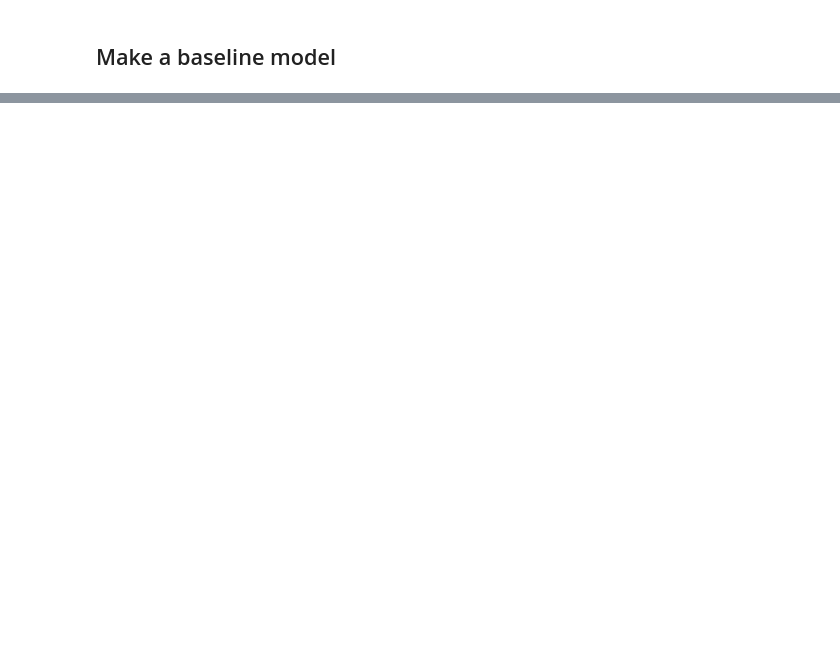
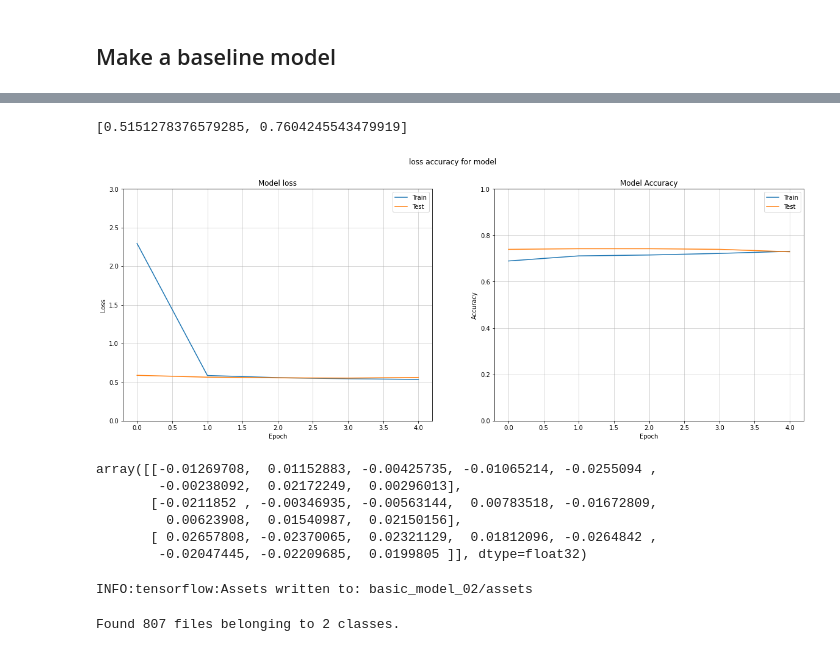
Before and after one commit to lingchin/lemon_project, a Jupyter notebook: notebooks/ETL_Ling.ipynb, the cells around one changed output, grey strips where cells are left out. Cells and saved outputs as stored; diff of their text form; code cells hidden in the pictures; blank space fills up the shorter version.

```diff
--- a/notebooks/ETL_Ling.ipynb
+++ b/notebooks/ETL_Ling.ipynb
@@ -211,0 +385,2 @@ lemon_data = utils.image_dataset_from_directory('..raw_data/classified_images/Tr
+# %%
+validation_data = utils.image_dataset_from_directory('../raw_data/classified_images/Train_lemon', seed =1, validation_split = 0.2, subset = 'validation')
@@ -211,0 +427,11 @@ lemon_data = utils.image_dataset_from_directory('..raw_data/classified_images/Tr
+# %%
+model = initialize_model()
+# model.summary()
+# %%
+es = EarlyStopping(patience = 5, restore_best_weights=True)
+
+histroy = model.fit(train_data,
+          batch_size=8,
+          epochs=5,
+          validation_data = validation_data,
+            callbacks=[es])
@@ -211,0 +449,38 @@ lemon_data = utils.image_dataset_from_directory('..raw_data/classified_images/Tr
+# %%
+print(model.evaluate(train_data, verbose=0))
+# %% [output]
+[0.5151278376579285, 0.7604245543479919]
+# %%
+def plot_loss_accuracy(history, title=None):
+    fig, ax = plt.subplots(1,2, figsize=(20,7))
+
+    # --- LOSS ---
+
+    ax[0].plot(history.history['loss'])
+    ax[0].plot(history.history['val_loss'])
+    ax[0].set_title('Model loss')
+    ax[0].set_ylabel('Loss')
+    ax[0].set_xlabel('Epoch')
+    ax[0].set_ylim((0,3))
+    ax[0].legend(['Train', 'Test'], loc='best')
+    ax[0].grid(axis="x",linewidth=0.5)
+    ax[0].grid(axis="y",linewidth=0.5)
+
+    # --- ACCURACY
+
+    ax[1].plot(history.history['accuracy'])
+    ax[1].plot(history.history['val_accuracy'])
+    ax[1].set_title('Model Accuracy')
+    ax[1].set_ylabel('Accuracy')
+    ax[1].set_xlabel('Epoch')
+    ax[1].legend(['Train', 'Test'], loc='best')
+    ax[1].set_ylim((0,1))
+    ax[1].grid(axis="x",linewidth=0.5)
+    ax[1].grid(axis="y",linewidth=0.5)
+
+    if title:
+        fig.suptitle(title)
+# %%
+plot_loss_accuracy(histroy, title="loss accuracy for model")
+# %% [output]
+[figure, added]
@@ -211,0 +490,17 @@ lemon_data = utils.image_dataset_from_directory('..raw_data/classified_images/Tr
+# %%
+model_kernel
+# %% [output]
+array([[-0.01269708,  0.01152883, -0.00425735, -0.01065214, -0.0255094 ,
+        -0.00238092,  0.02172249,  0.00296013],
+       [-0.0211852 , -0.00346935, -0.00563144,  0.00783518, -0.01672809,
+         0.00623908,  0.01540987,  0.02150156],
+       [ 0.02657808, -0.02370065,  0.02321129,  0.01812096, -0.0264842 ,
+        -0.02047445, -0.02209685,  0.0199805 ]], dtype=float32)
+# %%
+models.save_model(model,'basic_model_02')
+# %% [output]
+INFO:tensorflow:Assets written to: basic_model_02/assets
+# %%
+test_data = utils.image_dataset_from_directory('../raw_data/classified_images/Test_lemon', seed =1)
+# %% [output]
+Found 807 files belonging to 2 classes.
```
Also changed, not shown: parts of 62 cells of this notebook, 5 other files.
